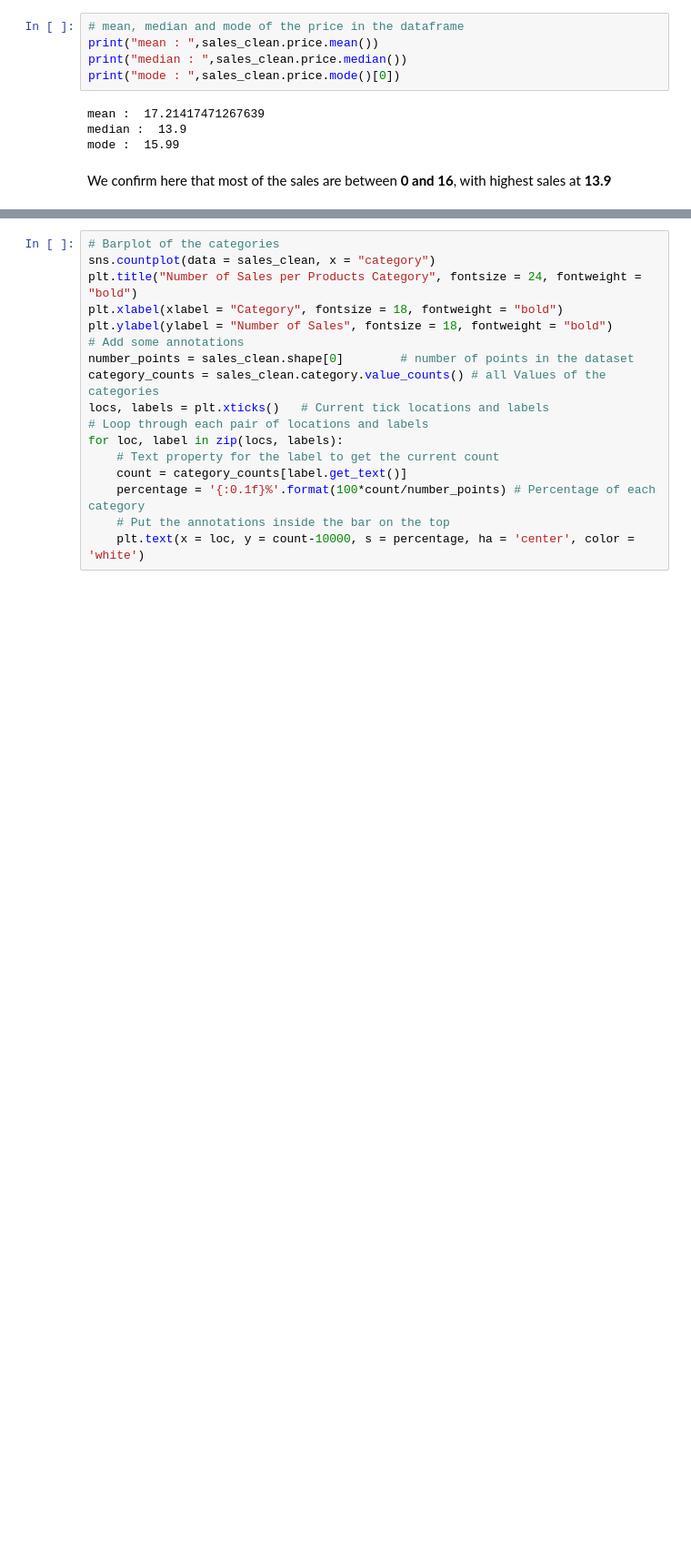
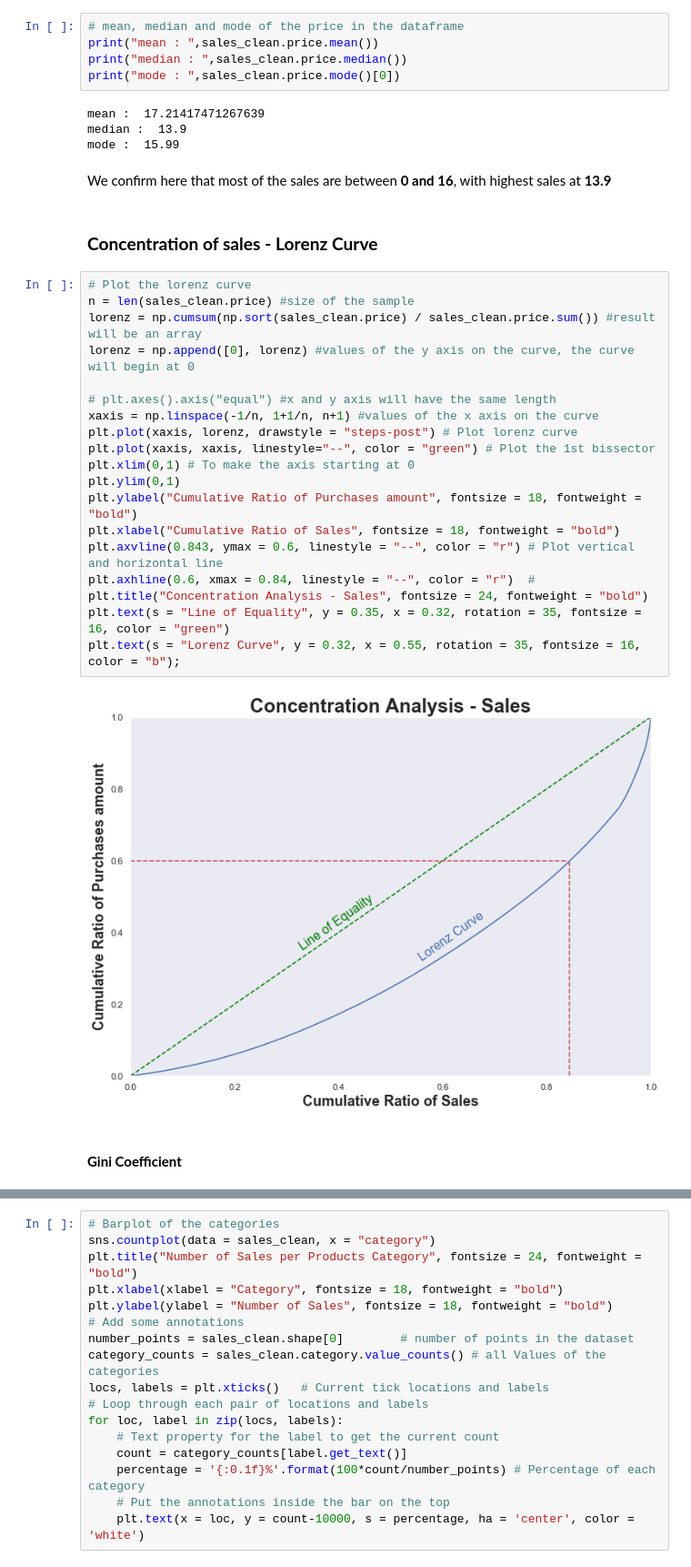
Before and after one commit to furawa/OC_data_analyst_projects, a Jupyter notebook: 02_analyze_company_sales/analyze_sales.ipynb, the cells around one changed output, grey strips where cells are left out. Shown at 91% size. Drawn from its saved outputs; the diff is of its cells as text; blank space fills up the shorter version.

```diff
--- a/02_analyze_company_sales/analyze_sales.ipynb
+++ b/02_analyze_company_sales/analyze_sales.ipynb
@@ -148,3 +144,28 @@ median :  13.9
 mode :  15.99
 # %% [markdown]
 We confirm here that most of the sales are between **0 and 16**, with highest sales at **13.9**
+# %% [markdown]
+### **Concentration of sales - Lorenz Curve**
+# %%
+# Plot the lorenz curve
+n = len(sales_clean.price) #size of the sample
+lorenz = np.cumsum(np.sort(sales_clean.price) / sales_clean.price.sum()) #result will be an array
+lorenz = np.append([0], lorenz) #values of the y axis on the curve, the curve will begin at 0
+
+# plt.axes().axis("equal") #x and y axis will have the same length
+xaxis = np.linspace(-1/n, 1+1/n, n+1) #values of the x axis on the curve
+plt.plot(xaxis, lorenz, drawstyle = "steps-post") # Plot lorenz curve
+plt.plot(xaxis, xaxis, linestyle="--", color = "green") # Plot the 1st bissector
+plt.xlim(0,1) # To make the axis starting at 0
+plt.ylim(0,1)
+plt.ylabel("Cumulative Ratio of Purchases amount", fontsize = 18, fontweight = "bold")
+plt.xlabel("Cumulative Ratio of Sales", fontsize = 18, fontweight = "bold")
+plt.axvline(0.843, ymax = 0.6, linestyle = "--", color = "r") # Plot vertical and horizontal line
+plt.axhline(0.6, xmax = 0.84, linestyle = "--", color = "r")  #
+plt.title("Concentration Analysis - Sales", fontsize = 24, fontweight = "bold")
+plt.text(s = "Line of Equality", y = 0.35, x = 0.32, rotation = 35, fontsize = 16, color = "green")
+plt.text(s = "Lorenz Curve", y = 0.32, x = 0.55, rotation = 35, fontsize = 16, color = "b");
+# %% [output]
+[figure, added]
+# %% [markdown]
+#### **Gini Coefficient**
```
Also changed, not shown: parts of 32 cells of this notebook.
